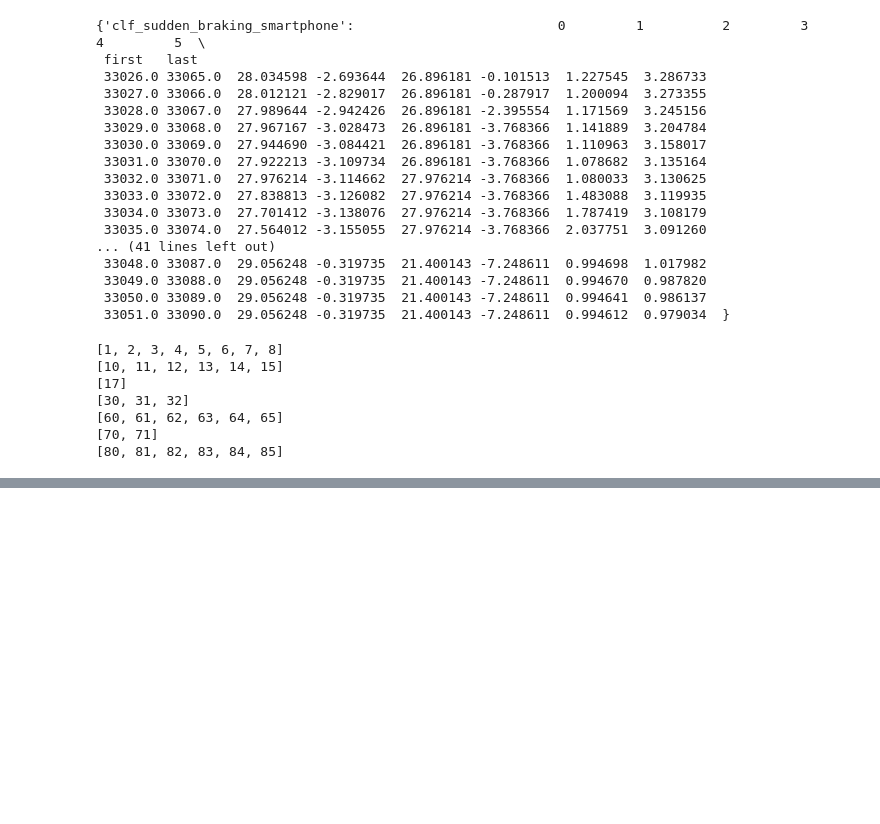
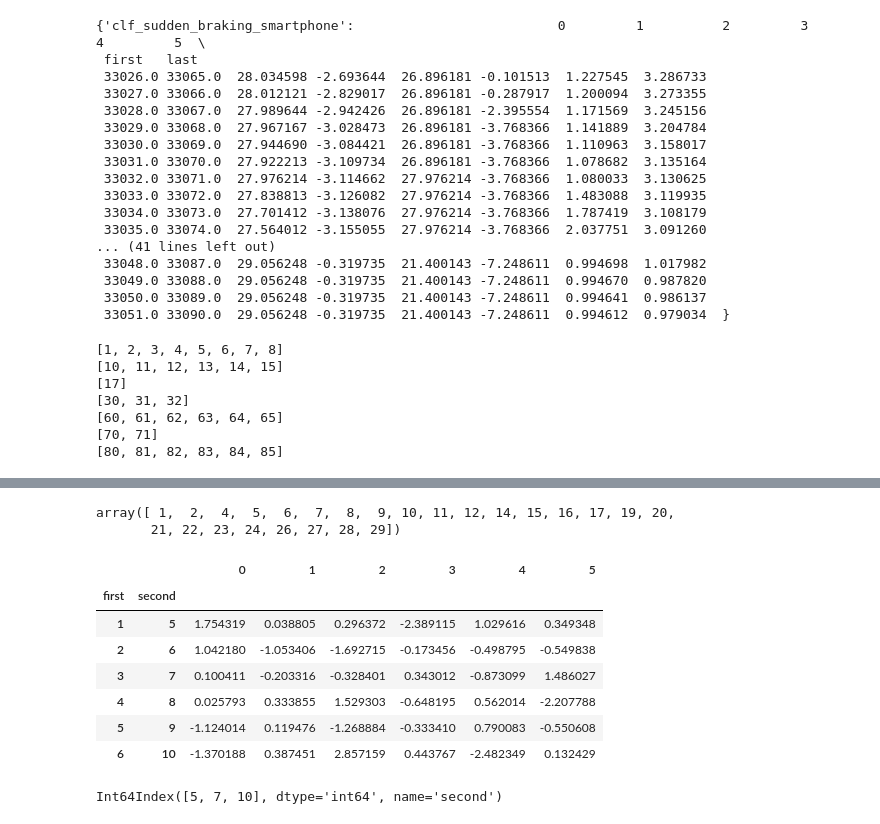
Before and after one commit to santiagoYps/ICRDSWeb, a Jupyter notebook: machine_learning/check_algorithms.ipynb, the cells around one changed output, grey strips where cells are left out. Cells and saved outputs as stored; diff of their text form; code cells hidden in the pictures; blank space fills up the shorter version.

```diff
--- a/machine_learning/check_algorithms.ipynb
+++ b/machine_learning/check_algorithms.ipynb
@@ -276,0 +345,5 @@ consecutive(a)
+# %%
+np.unique(np.concatenate((new2[0], newY2[0])))
+# %% [output]
+array([ 1,  2,  4,  5,  6,  7,  8,  9, 10, 11, 12, 14, 15, 16, 17, 19, 20,
+       21, 22, 23, 24, 26, 27, 28, 29])
@@ -276,0 +480,27 @@ consecutive(a)
+# %%
+import pandas as pd
+import numpy as np
+
+arrays = [
+    [1, 2, 3, 4, 5, 6, 7, 8],
+    [5, 6, 7, 8, 9, 10, 11, 12],
+]
+
+tuples = list(zip(*arrays))
+
+index = pd.MultiIndex.from_tuples(tuples, names=["first", "second"])
+df = pd.DataFrame(np.random.randn(6, 6), index=index[:6])
+df
+# %% [output]
+|  |  | 0 | 1 | 2 | 3 | 4 | 5 |
+| first | second |  |  |  |  |  |  |
+| 1 | 5 | 1.754319 | 0.038805 | 0.296372 | -2.389115 | 1.029616 | 0.349348 |
+| 2 | 6 | 1.042180 | -1.053406 | -1.692715 | -0.173456 | -0.498795 | -0.549838 |
+| 3 | 7 | 0.100411 | -0.203316 | -0.328401 | 0.343012 | -0.873099 | 1.486027 |
+| 4 | 8 | 0.025793 | 0.333855 | 1.529303 | -0.648195 | 0.562014 | -2.207788 |
+| 5 | 9 | -1.124014 | 0.119476 | -1.268884 | -0.333410 | 0.790083 | -0.550608 |
+| 6 | 10 | -1.370188 | 0.387451 | 2.857159 | 0.443767 | -2.482349 | 0.132429 |
+# %%
+df.loc[np.array([1,3,6]), np.array([4])].index.get_level_values('second')
+# %% [output]
+Int64Index([5, 7, 10], dtype='int64', name='second')
```
Also changed, not shown: parts of 6 cells of this notebook, 1 other file.
